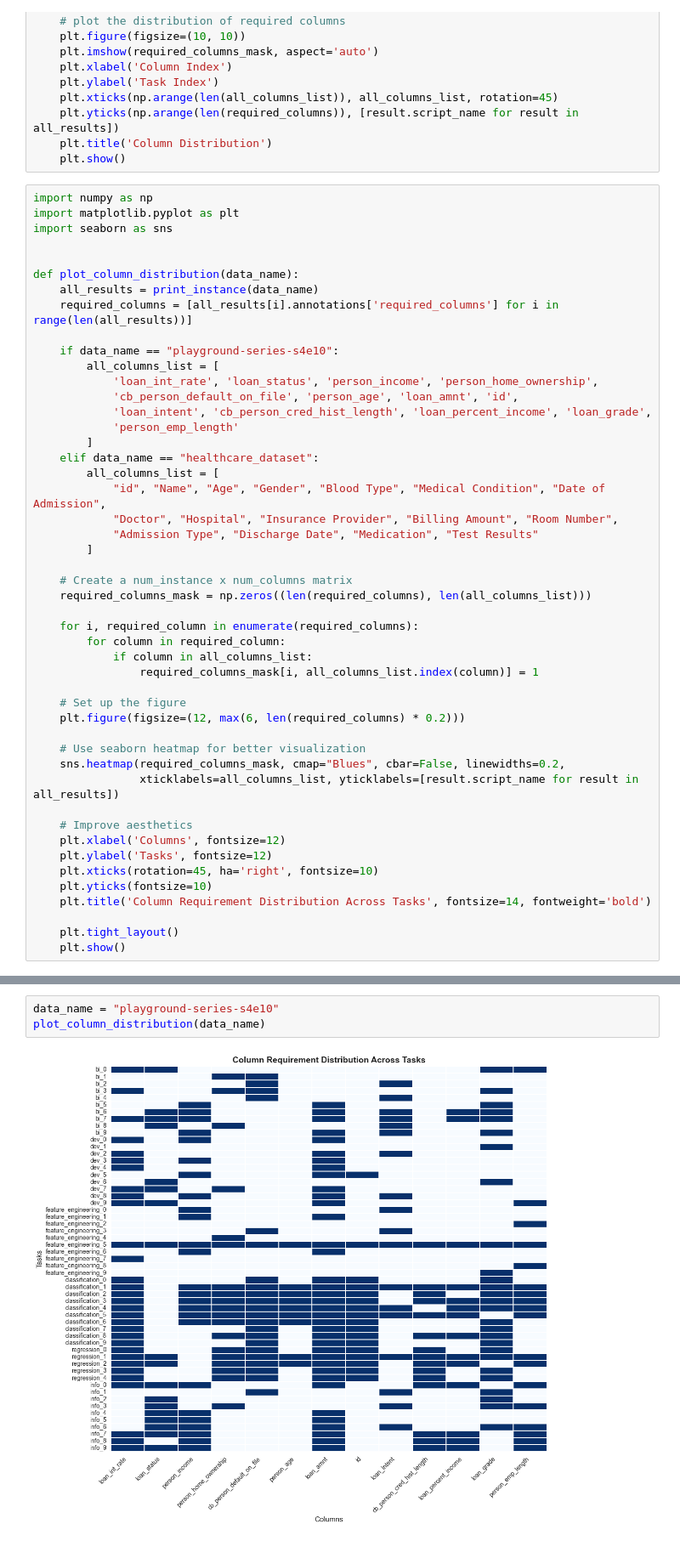
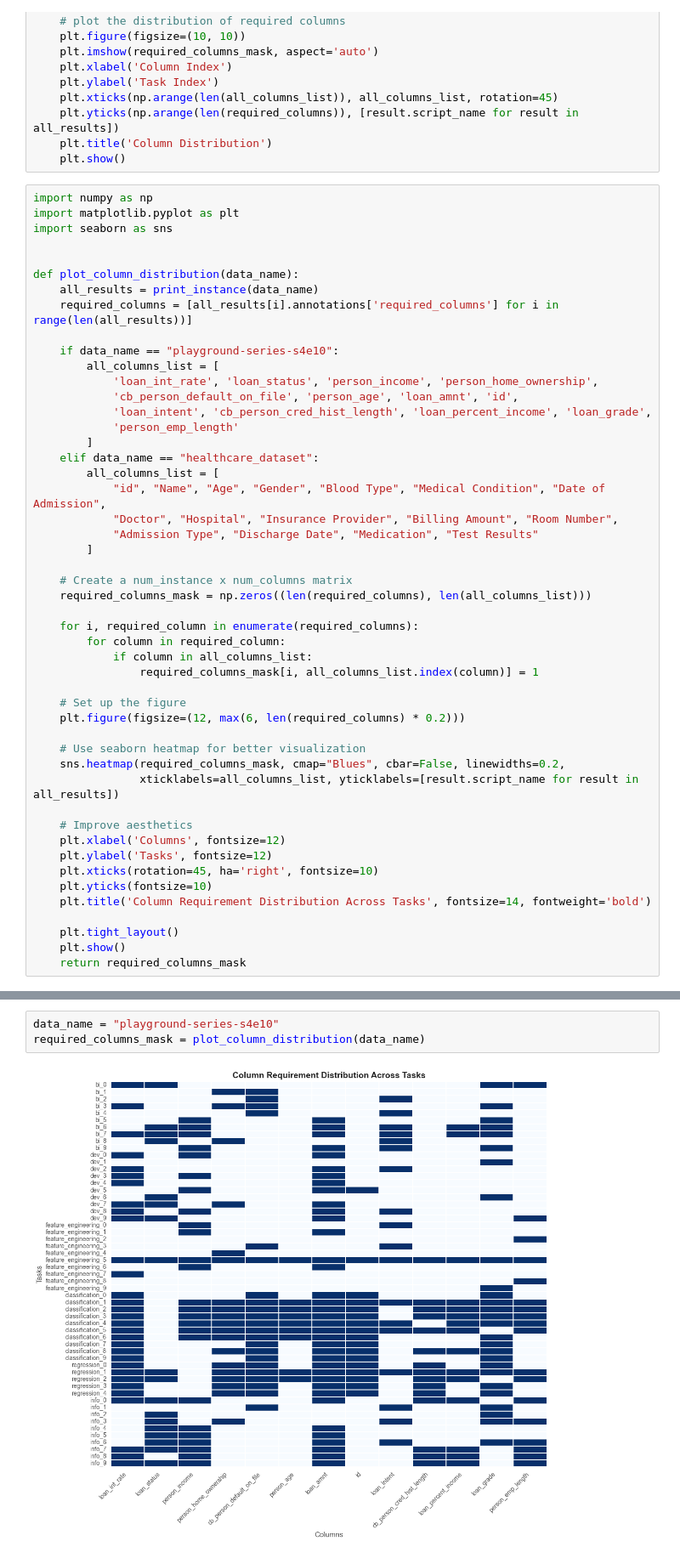
Before and after one commit to guangchen811/tadv, a Jupyter notebook: scripts/python/virtulization/column_distribution.ipynb, the cells around one changed output, grey strips where cells are left out. Shown: that part at 85% size. Drawn from its saved outputs; the diff is of its cells as text.

Commit message:
polish plots

```diff
--- a/scripts/python/virtulization/column_distribution.ipynb
+++ b/scripts/python/virtulization/column_distribution.ipynb
@@ -106,5 +106,6 @@ def plot_column_distribution(data_name):
 
     plt.tight_layout()
     plt.show()
+    return required_columns_mask
 # %%
 data_name = "healthcare_dataset"
@@ -113,6 +114,6 @@ plot_column_distribution(data_name)
 [figure]
 # %%
 data_name = "playground-series-s4e10"
-plot_column_distribution(data_name)
+required_columns_mask = plot_column_distribution(data_name)
 # %% [output]
-[figure, old version]
+[figure, new version]
```
Also changed, not shown: parts of 2 cells of this notebook.
